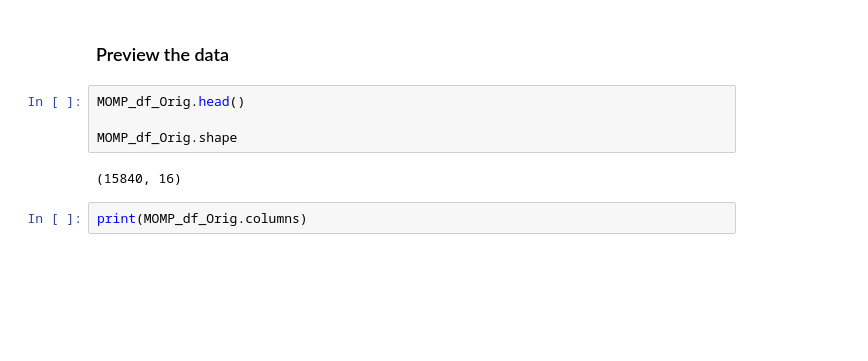
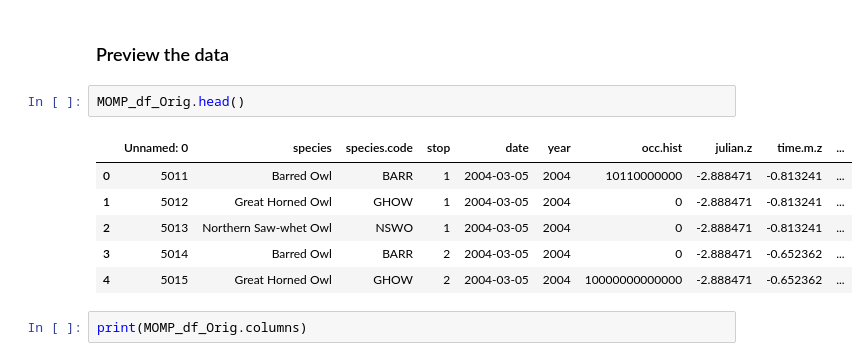
Before and after one commit to alvarann/MBB-BE-Project-Nathaniel-and-Bradley, a Jupyter notebook: Project1_Brad.ipynb, the cells around one changed output. Saved outputs shown, nothing was run; the diff lists cells and outputs as text; blank space fills up the shorter version.

```diff
--- a/Project1_Brad.ipynb
+++ b/Project1_Brad.ipynb
@@ -49,10 +49,13 @@ MOMP_df_Orig = pd.read_csv('Data/MOMP_Data_KL_2019.csv')
 ### Preview the data
 # %%
 MOMP_df_Orig.head()
-
-MOMP_df_Orig.shape
 # %% [output]
-(15840, 16)
+|  | Unnamed: 0 | species | species.code | stop | date | year | occ.hist | julian.z | time.m.z | ... |
+| 0 | 5011 | Barred Owl | BARR | 1 | 2004-03-05 | 2004 | 10110000000 | -2.888471 | -0.813241 | ... |
+| 1 | 5012 | Great Horned Owl | GHOW | 1 | 2004-03-05 | 2004 | 0 | -2.888471 | -0.813241 | ... |
+| 2 | 5013 | Northern Saw-whet Owl | NSWO | 1 | 2004-03-05 | 2004 | 0 | -2.888471 | -0.813241 | ... |
+| 3 | 5014 | Barred Owl | BARR | 2 | 2004-03-05 | 2004 | 0 | -2.888471 | -0.652362 | ... |
+| 4 | 5015 | Great Horned Owl | GHOW | 2 | 2004-03-05 | 2004 | 10000000000000 | -2.888471 | -0.652362 | ... |
 # %%
 print(MOMP_df_Orig.columns)
 # %% [output]
```
Also changed, not shown: parts of 5 cells of this notebook.
